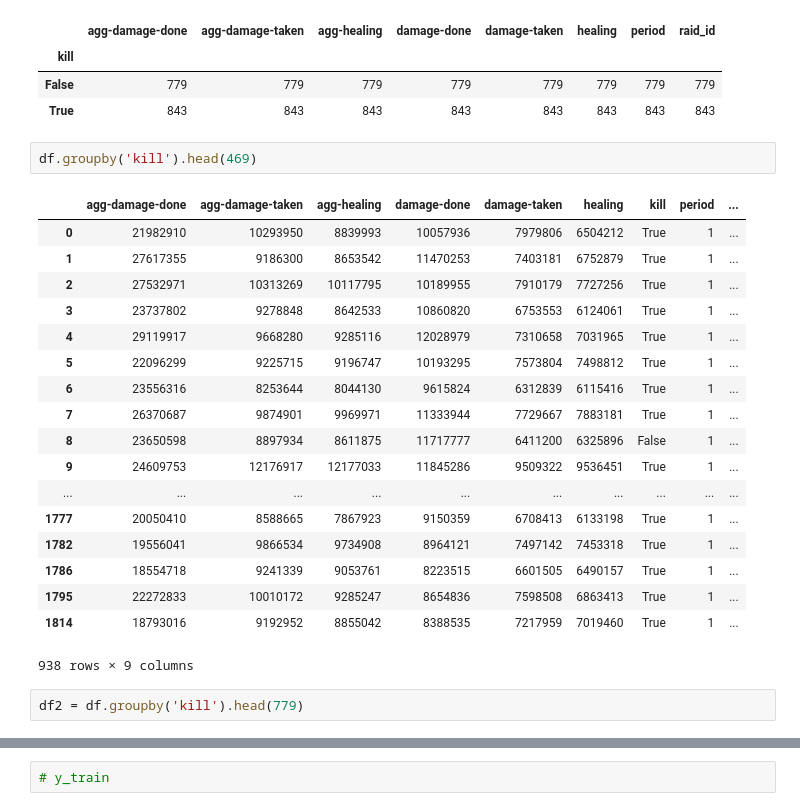
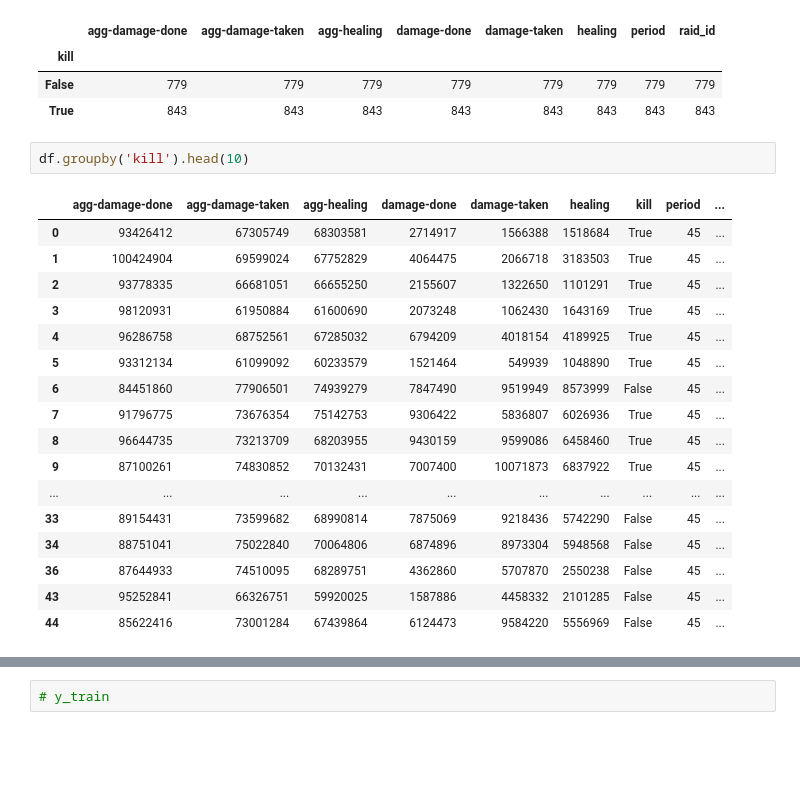
Before and after one commit to thoughtmanifest/perfect-timing, a Jupyter notebook: main.ipynb, the cells around one changed output, grey strips where cells are left out. Drawn from its saved outputs; the diff is of its cells as text; blank space fills up the shorter version.

```diff
--- a/main.ipynb
+++ b/main.ipynb
@@ -112,25 +169,22 @@ df.groupby('kill').count()
 | False | 779 | 779 | 779 | 779 | 779 | 779 | 779 | 779 |
 | True | 843 | 843 | 843 | 843 | 843 | 843 | 843 | 843 |
 # %%
-df.groupby('kill').head(469)
+df.groupby('kill').head(10)
 # %% [output]
 |  | agg-damage-done | agg-damage-taken | agg-healing | damage-done | damage-taken | healing | kill | period | ... |
-| 0 | 21982910 | 10293950 | 8839993 | 10057936 | 7979806 | 6504212 | True | 1 | ... |
-| 1 | 27617355 | 9186300 | 8653542 | 11470253 | 7403181 | 6752879 | True | 1 | ... |
-| 2 | 27532971 | 10313269 | 10117795 | 10189955 | 7910179 | 7727256 | True | 1 | ... |
-| 3 | 23737802 | 9278848 | 8642533 | 10860820 | 6753553 | 6124061 | True | 1 | ... |
-| 4 | 29119917 | 9668280 | 9285116 | 12028979 | 7310658 | 7031965 | True | 1 | ... |
-| 5 | 22096299 | 9225715 | 9196747 | 10193295 | 7573804 | 7498812 | True | 1 | ... |
-| 6 | 23556316 | 8253644 | 8044130 | 9615824 | 6312839 | 6115416 | True | 1 | ... |
-| 7 | 26370687 | 9874901 | 9969971 | 11333944 | 7729667 | 7883181 | True | 1 | ... |
-| 8 | 23650598 | 8897934 | 8611875 | 11717777 | 6411200 | 6325896 | False | 1 | ... |
-| 9 | 24609753 | 12176917 | 12177033 | 11845286 | 9509322 | 9536451 | True | 1 | ... |
+| 0 | 93426412 | 67305749 | 68303581 | 2714917 | 1566388 | 1518684 | True | 45 | ... |
+| 1 | 100424904 | 69599024 | 67752829 | 4064475 | 2066718 | 3183503 | True | 45 | ... |
+| 2 | 93778335 | 66681051 | 66655250 | 2155607 | 1322650 | 1101291 | True | 45 | ... |
+| 3 | 98120931 | 61950884 | 61600690 | 2073248 | 1062430 | 1643169 | True | 45 | ... |
+| 4 | 96286758 | 68752561 | 67285032 | 6794209 | 4018154 | 4189925 | True | 45 | ... |
+| 5 | 93312134 | 61099092 | 60233579 | 1521464 | 549939 | 1048890 | True | 45 | ... |
+| 6 | 84451860 | 77906501 | 74939279 | 7847490 | 9519949 | 8573999 | False | 45 | ... |
+| 7 | 91796775 | 73676354 | 75142753 | 9306422 | 5836807 | 6026936 | True | 45 | ... |
+| 8 | 96644735 | 73213709 | 68203955 | 9430159 | 9599086 | 6458460 | True | 45 | ... |
+| 9 | 87100261 | 74830852 | 70132431 | 7007400 | 10071873 | 6837922 | True | 45 | ... |
 | ... | ... | ... | ... | ... | ... | ... | ... | ... | ... |
-| 1777 | 20050410 | 8588665 | 7867923 | 9150359 | 6708413 | 6133198 | True | 1 | ... |
-| 1782 | 19556041 | 9866534 | 9734908 | 8964121 | 7497142 | 7453318 | True | 1 | ... |
-| 1786 | 18554718 | 9241339 | 9053761 | 8223515 | 6601505 | 6490157 | True | 1 | ... |
-| 1795 | 22272833 | 10010172 | 9285247 | 8654836 | 7598508 | 6863413 | True | 1 | ... |
-| 1814 | 18793016 | 9192952 | 8855042 | 8388535 | 7217959 | 7019460 | True | 1 | ... |
+| 33 | 89154431 | 73599682 | 68990814 | 7875069 | 9218436 | 5742290 | False | 45 | ... |
+| 34 | 88751041 | 75022840 | 70064806 | 6874896 | 8973304 | 5948568 | False | 45 | ... |
+| 36 | 87644933 | 74510095 | 68289751 | 4362860 | 5707870 | 2550238 | False | 45 | ... |
+| 43 | 95252841 | 66326751 | 59920025 | 1587886 | 4458332 | 2101285 | False | 45 | ... |
+| 44 | 85622416 | 73001284 | 67439864 | 6124473 | 9584220 | 5556969 | False | 45 | ... |
-938 rows × 9 columns
-# %%
-df2 = df.groupby('kill').head(779)
```
Also changed, not shown: parts of 20 cells of this notebook.
